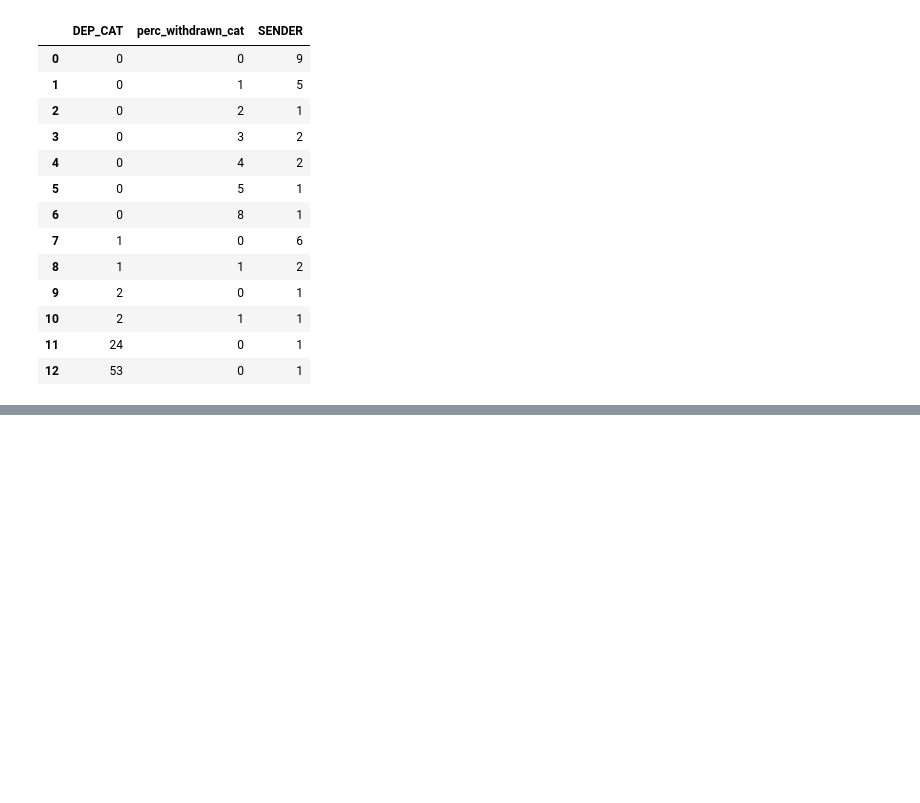
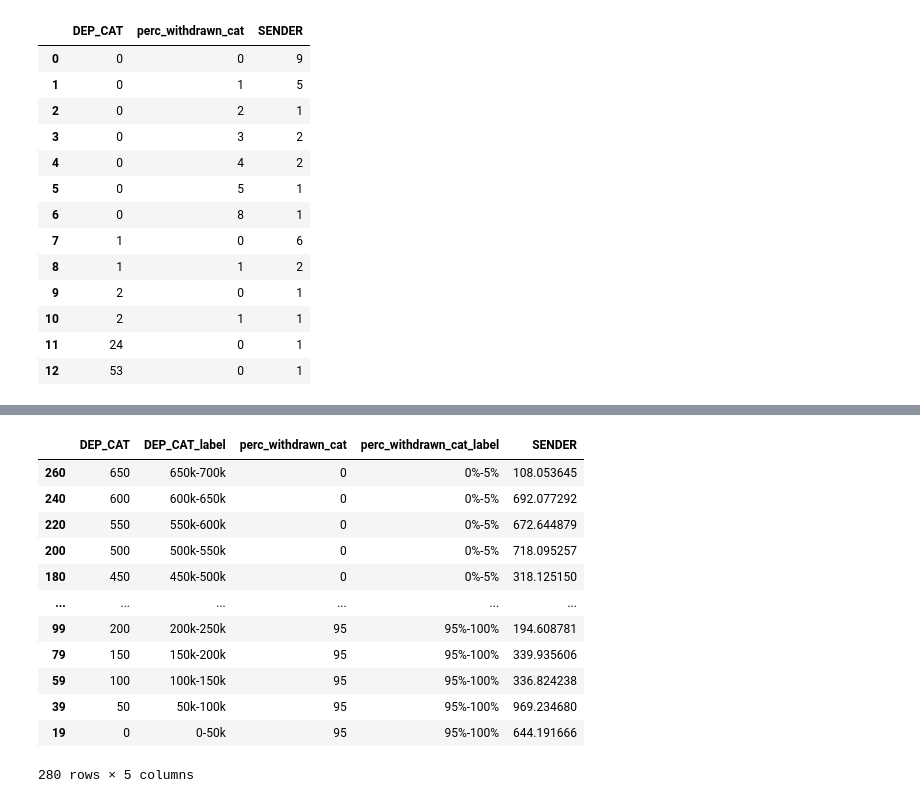
Before and after one commit to IncioMan/mars_lockdrop, a Jupyter notebook: notebook/Prism launch.ipynb, the cells around one changed output, grey strips where cells are left out. Saved outputs shown, nothing was run; the diff lists cells and outputs as text; code cells hidden in the pictures; blank space fills up the shorter version.

```diff
--- a/notebook/Prism launch.ipynb
+++ b/notebook/Prism launch.ipynb
@@ -255,9 +274,29 @@ alt.Chart(df).mark_rect().encode(
 # %%
 import random
-df1 = pd.DataFrame([list(range(0,100,5))]).T
-df2 = pd.DataFrame([list(range(0,1000,50))]).T
+df1 = pd.DataFrame([list(range(0,100,5)),
+                    ["0%-5%",	"5%-10%",	"10%-15%",	"15%-20%",	"20%-25%",	"25%-30%",	"30%-35%",
+"35%-40%",	"40%-45%",	"45%-50%",	"50%-55%",	"55%-60%",	"60%-65%",
+"65%-70%",	"70%-75%",	"75%-80%",	"80%-85%",	"85%-90%",	"90%-95%",	"95%-100%"]]).T
+df2 = pd.DataFrame([list(range(0,651,50)),
+                    ["0-50k", "50k-100k",	"100k-150k","150k-200k",	"200k-250k",	"250k-300k",	"300k-350k",
+	"350k-400k",	"400k-450k",	"450k-500k",	"500k-550k",	"550k-600k",	"600k-650k", 	"650k-700k"]]).T
 heatmap_val = df2.merge(df1, how='cross')
-heatmap_val.columns = ['DEP_CAT','perc_withdrawn_cat']
+heatmap_val.columns = ['DEP_CAT','DEP_CAT_label','perc_withdrawn_cat','perc_withdrawn_cat_label']
 df = heatmap_val.merge(df, on=['perc_withdrawn_cat', 'DEP_CAT'], how='left').fillna(0)
 df['SENDER'] = df['SENDER'].apply(lambda v: random.random() * 1000)
-df = df.sort_values(by=['perc_withdrawn_cat', 'DEP_CAT'], ascending=[True,False])
+heatmap_data_df = df.sort_values(by=['perc_withdrawn_cat', 'DEP_CAT'], ascending=[True,False])
+heatmap_data_df
+# %% [output]
+|  | DEP_CAT | DEP_CAT_label | perc_withdrawn_cat | perc_withdrawn_cat_label | SENDER |
+| 260 | 650 | 650k-700k | 0 | 0%-5% | 108.053645 |
+| 240 | 600 | 600k-650k | 0 | 0%-5% | 692.077292 |
+| 220 | 550 | 550k-600k | 0 | 0%-5% | 672.644879 |
+| 200 | 500 | 500k-550k | 0 | 0%-5% | 718.095257 |
+| 180 | 450 | 450k-500k | 0 | 0%-5% | 318.125150 |
+| ... | ... | ... | ... | ... | ... |
+| 99 | 200 | 200k-250k | 95 | 95%-100% | 194.608781 |
+| 79 | 150 | 150k-200k | 95 | 95%-100% | 339.935606 |
+| 59 | 100 | 100k-150k | 95 | 95%-100% | 336.824238 |
+| 39 | 50 | 50k-100k | 95 | 95%-100% | 969.234680 |
+| 19 | 0 | 0-50k | 95 | 95%-100% | 644.191666 |
+280 rows × 5 columns
```
Also changed, not shown: parts of 6 cells of this notebook, 4 other files.
